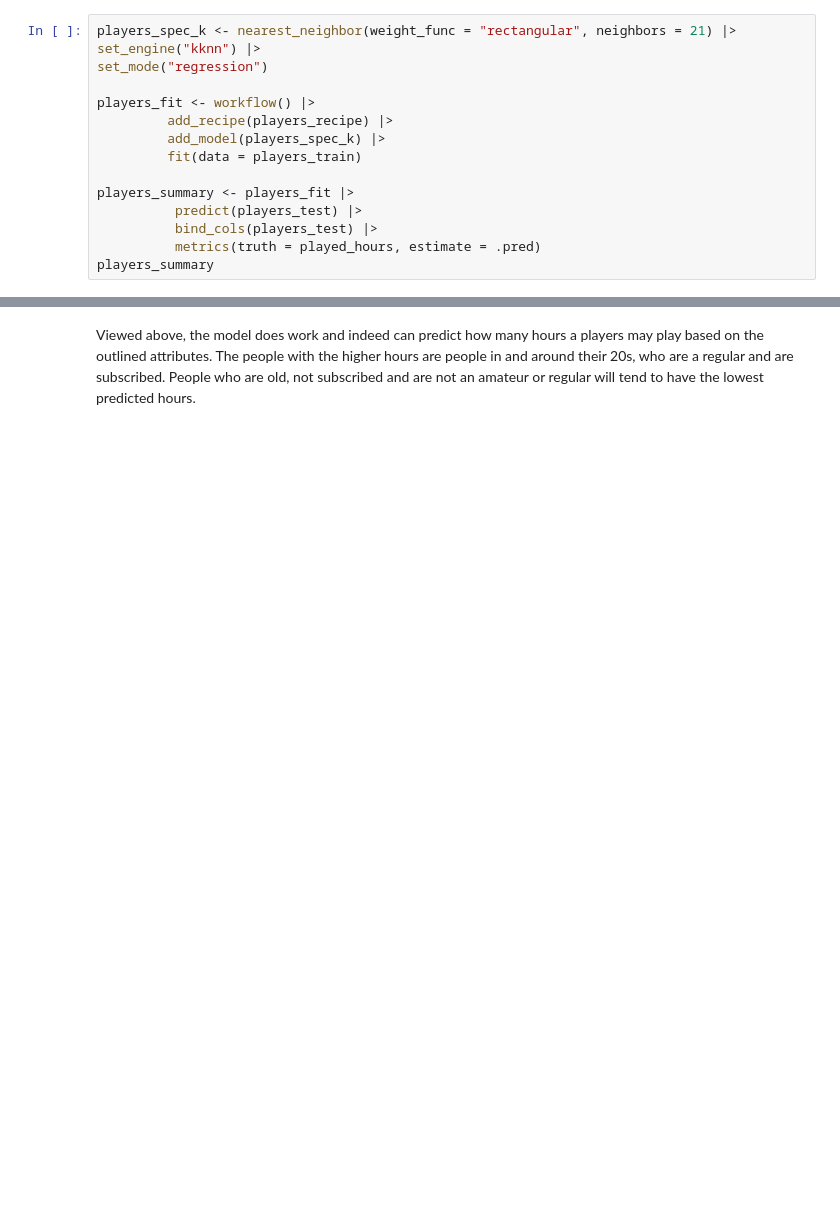
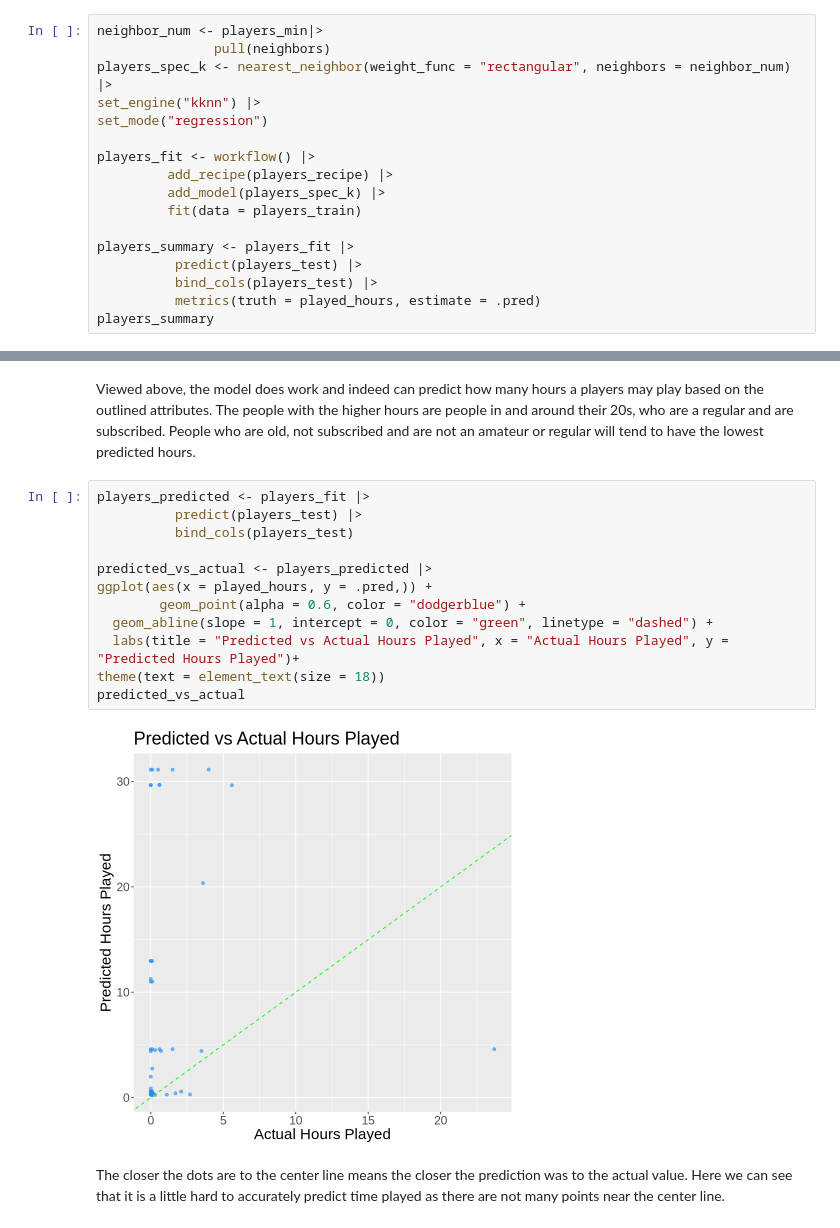
Before and after one commit to FinBradshaw/Group_Project, a Jupyter notebook: GroupIntro.ipynb, the cells around one changed output, grey strips where cells are left out. Saved outputs shown, nothing was run; the diff lists cells and outputs as text; blank space fills up the shorter version.

Commit message:
Plot
Added plot

```diff
--- a/GroupIntro.ipynb
+++ b/GroupIntro.ipynb
@@ -133,7 +141,9 @@ A tibble: 1 × 7
 # %% [markdown]
 As viewed the the minumum mean of the rmse occurs when k = 21. So, we will use k = 21 in our k-nn regression model.
 # %%
-players_spec_k <- nearest_neighbor(weight_func = "rectangular", neighbors = 21) |>
+neighbor_num <- players_min|>
+               pull(neighbors)
+players_spec_k <- nearest_neighbor(weight_func = "rectangular", neighbors = neighbor_num) |>
 set_engine("kknn") |>
 set_mode("regression")
 
@@ -182,2 +200,18 @@ A tibble: 1 × 1
 # %% [markdown]
 Viewed above, the model does work and indeed can predict how many hours a players may play based on the outlined attributes. The people with the higher hours are people in and around their 20s, who are a regular and are subscribed. People who are old, not subscribed and are not an amateur or regular will tend to have the lowest predicted hours.
+# %%
+players_predicted <- players_fit |>
+          predict(players_test) |>
+          bind_cols(players_test)
+
+predicted_vs_actual <- players_predicted |>
+ggplot(aes(x = played_hours, y = .pred,)) +
+        geom_point(alpha = 0.6, color = "dodgerblue") +
+  geom_abline(slope = 1, intercept = 0, color = "green", linetype = "dashed") +
+  labs(title = "Predicted vs Actual Hours Played", x = "Actual Hours Played", y = "Predicted Hours Played")+
+theme(text = element_text(size = 18))
+predicted_vs_actual
+# %% [output]
+[figure, added]
+# %% [markdown]
+The closer the dots are to the center line means the closer the prediction was to the actual value. Here we can see that it is a little hard to accurately predict time played as there are not many points near the center line.
```
Also changed, not shown: parts of 5 cells of this notebook.
